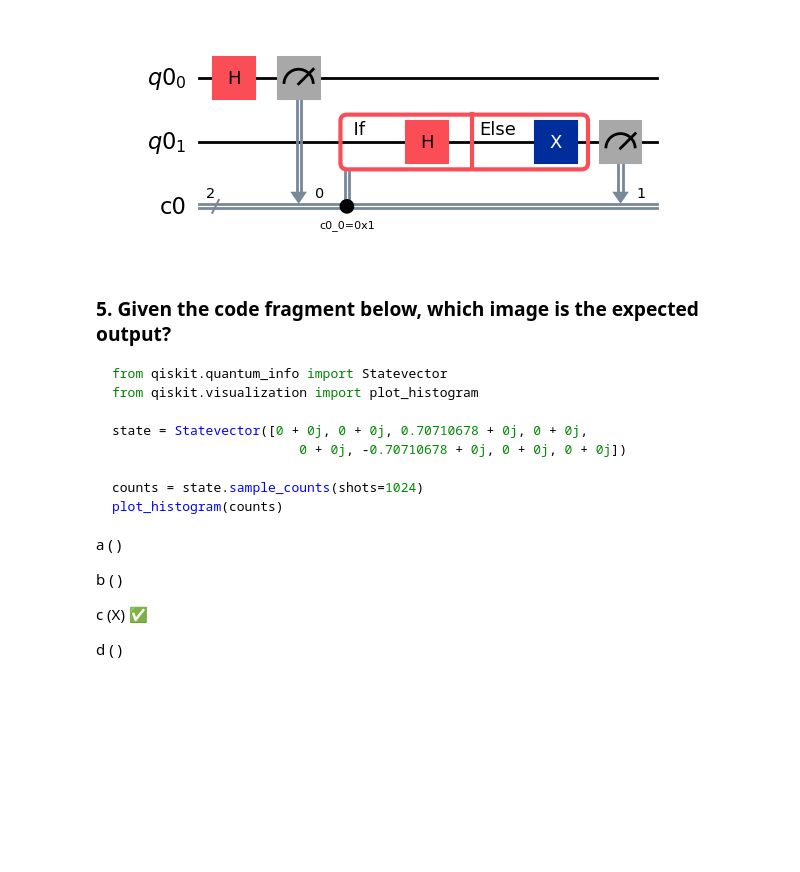
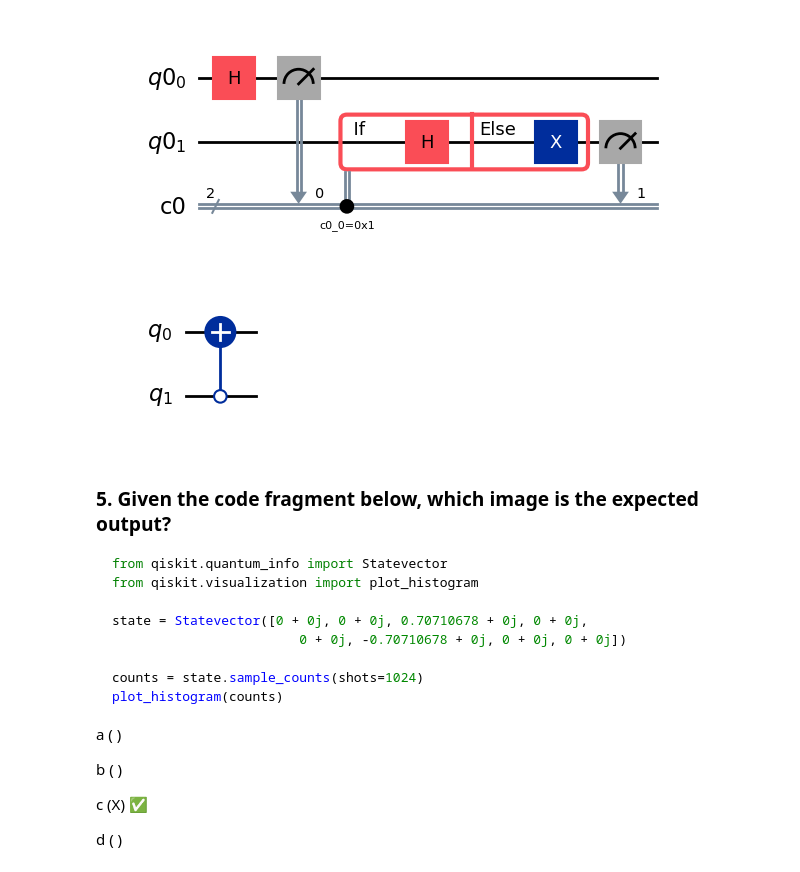
Before and after one commit to jvscursulim/study-group-qiskit-2.x-certification, a Jupyter notebook: weeks/qiskit_certification_sample_test.ipynb, the cells around one changed output. Drawn from its saved outputs; the diff is of its cells as text; code cells hidden in the pictures; blank space fills up the shorter version.

```diff
--- a/weeks/qiskit_certification_sample_test.ipynb
+++ b/weeks/qiskit_certification_sample_test.ipynb
@@ -188,6 +204,13 @@ circuit.measure(q1, c1)
 circuit.draw(output="mpl")
 # %% [output]
 [figure]
+# %%
+qc = QuantumCircuit(2)
+qc.cx(0,1, ctrl_state="0")
+qc = qc.reverse_bits()
+qc.draw(output="mpl")
+# %% [output]
+[figure, added]
 # %% [markdown]
 ### 5. Given the code fragment below, which image is the expected output?
 
```
Also changed, not shown: parts of 10 cells of this notebook, 2 other files.
